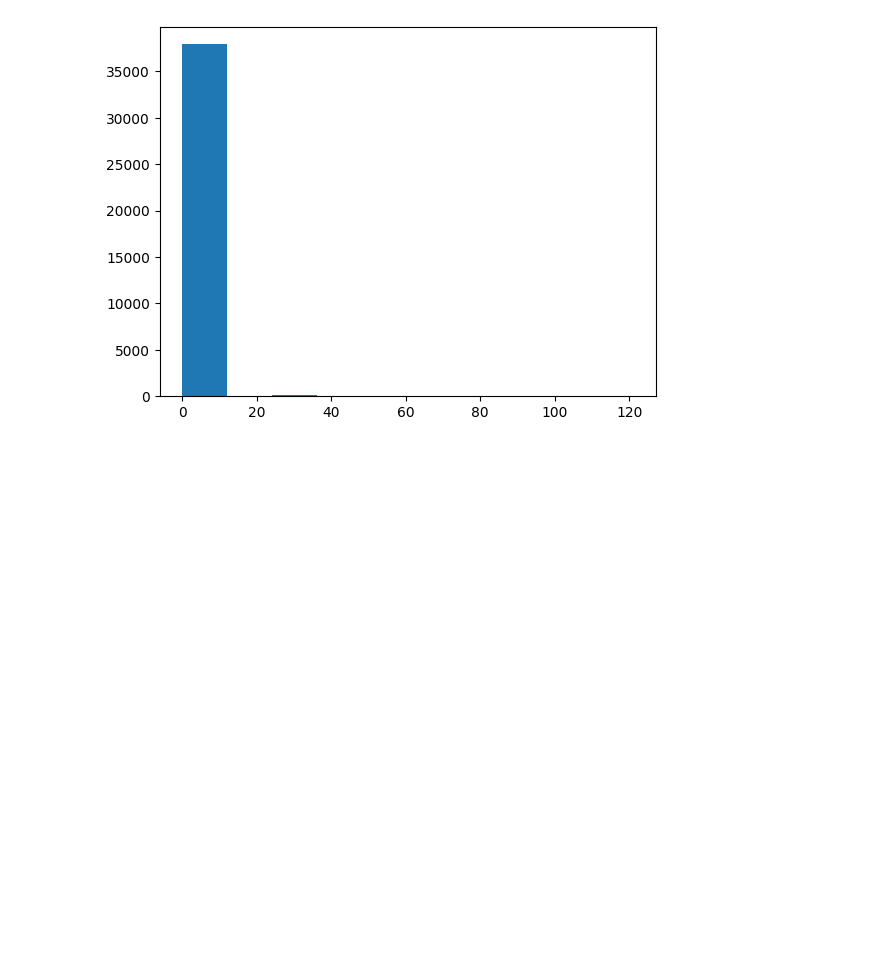
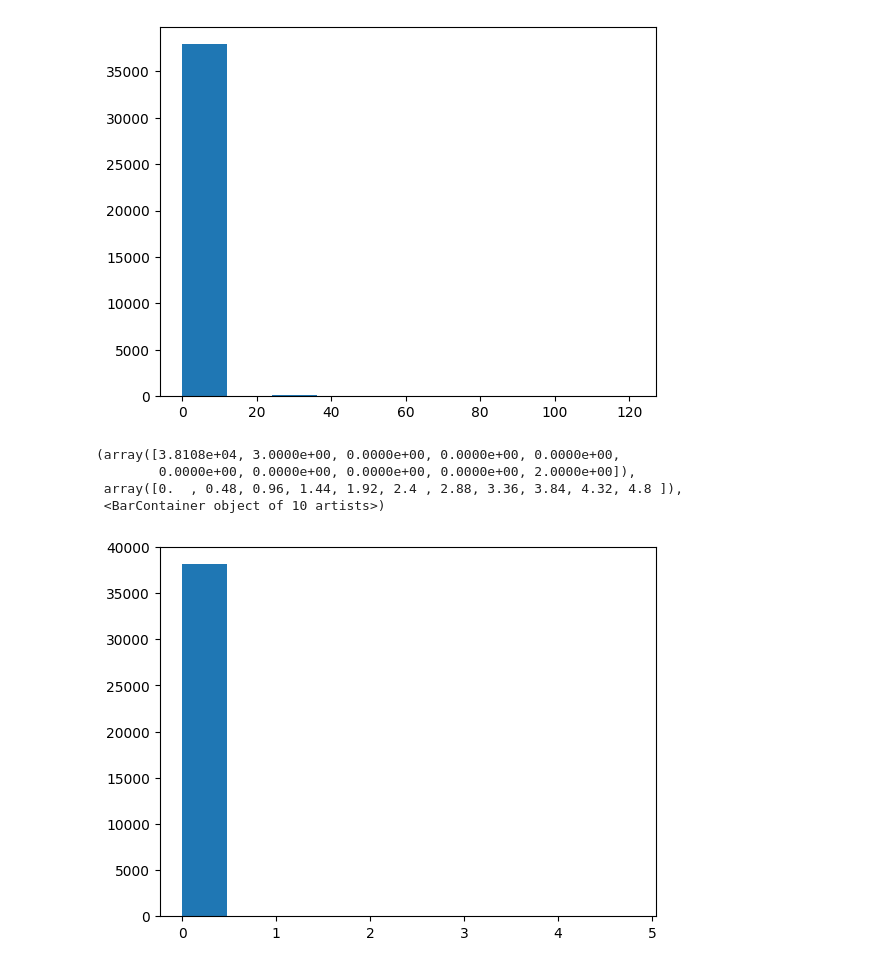
Before and after one commit to najibifar/Data_Analysis, a Jupyter notebook: Visualization/MatplotPandasSeaborn.ipynb, the cells around one changed output. Saved outputs shown, nothing was run; the diff lists cells and outputs as text; code cells hidden in the pictures; blank space fills up the shorter version.

```diff
--- a/Visualization/MatplotPandasSeaborn.ipynb
+++ b/Visualization/MatplotPandasSeaborn.ipynb
@@ -47,3 +47,11 @@ plt.hist(df['Combined Electricity Consumption'])
         108.9, 121. ]),
  <BarContainer object of 10 artists>)
 [figure]
+# %%
+plt.hist(df['Combined Gasoline Consumption (CD)'])
+# %% [output]
+(array([3.8108e+04, 3.0000e+00, 0.0000e+00, 0.0000e+00, 0.0000e+00,
+        0.0000e+00, 0.0000e+00, 0.0000e+00, 0.0000e+00, 2.0000e+00]),
+ array([0.  , 0.48, 0.96, 1.44, 1.92, 2.4 , 2.88, 3.36, 3.84, 4.32, 4.8 ]),
+ <BarContainer object of 10 artists>)
+[figure, added]
```
Also changed, not shown: parts of 4 cells of this notebook.
